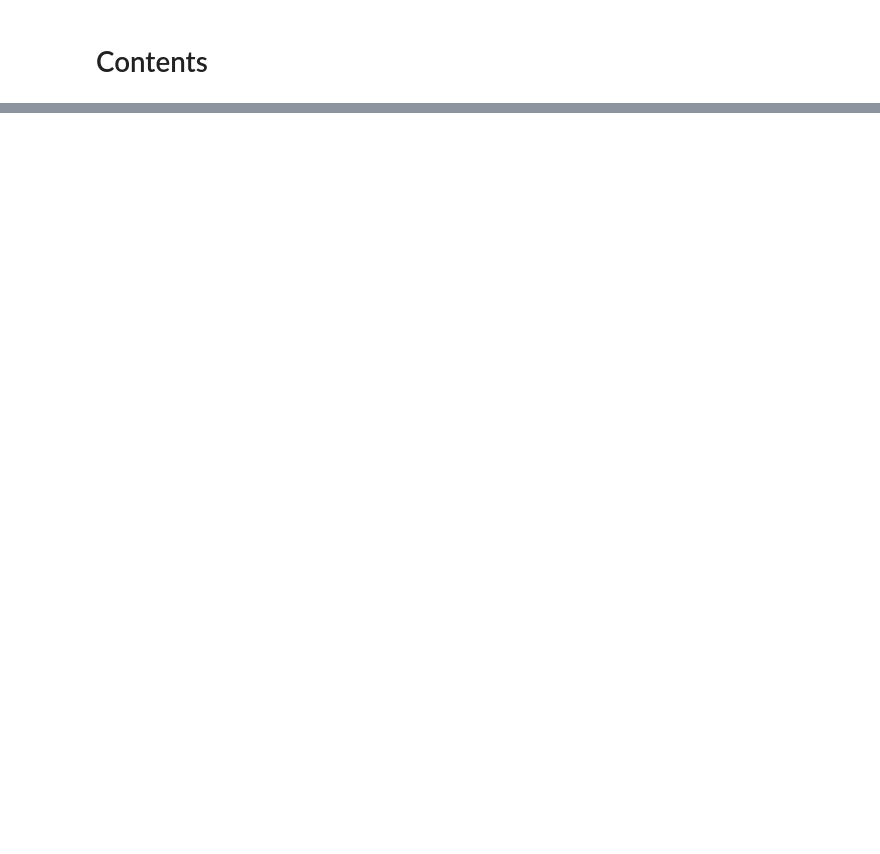
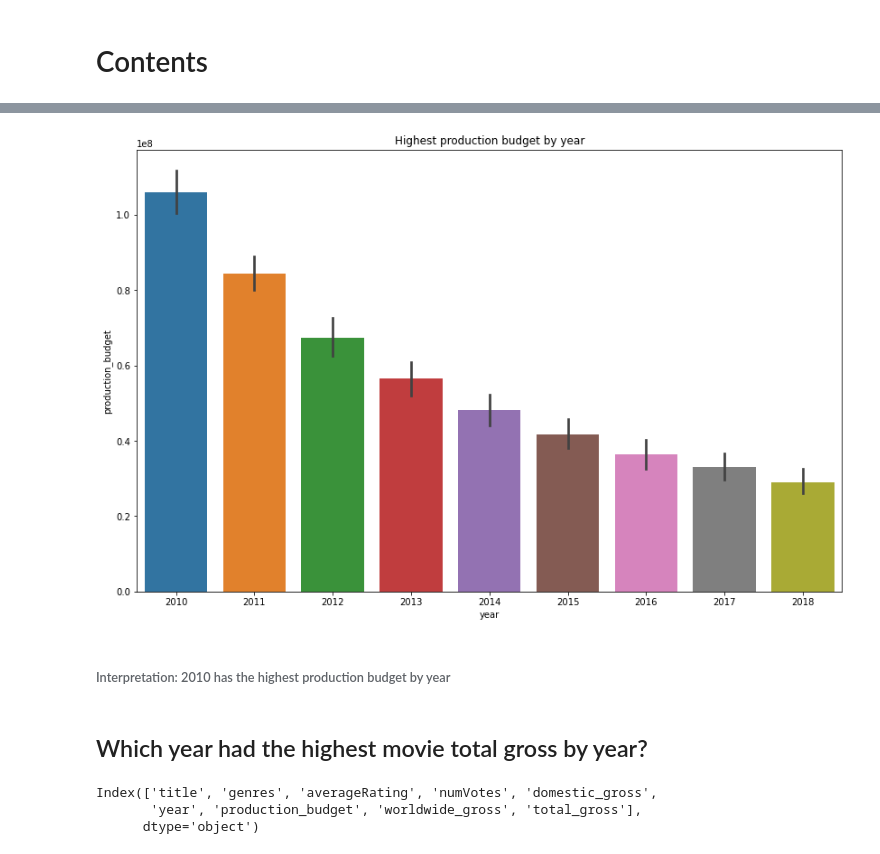
Before and after one commit to olaidekashimawo/Movie_analysis, a Jupyter notebook: Movie-Analysis.ipynb, the cells around one changed output, grey strips where cells are left out. Cells and saved outputs as stored; diff of their text form; code cells hidden in the pictures; blank space fills up the shorter version.

Commit message:
Movie Studio Analysis

```diff
--- a/Movie-Analysis.ipynb
+++ b/Movie-Analysis.ipynb
@@ -25,0 +789,17 @@ df_bom_g.head(10)
+# %%
+fig, ax =plt.subplots(figsize=(14,9))
+sns.barplot(x='year', y='production_budget', data=df_merge)
+plt.title("Highest production budget by year")
+plt.show()
+# %% [output]
+[figure, added]
+# %% [markdown]
+###### Interpretation: 2010 has the highest production budget by year
+# %% [markdown]
+## Which year had the highest movie total gross by year?
+# %%
+df_merge.columns
+# %% [output]
+Index(['title', 'genres', 'averageRating', 'numVotes', 'domestic_gross',
+       'year', 'production_budget', 'worldwide_gross', 'total_gross'],
+      dtype='object')
```
Also changed, not shown: parts of 136 cells of this notebook, 1 other file.
